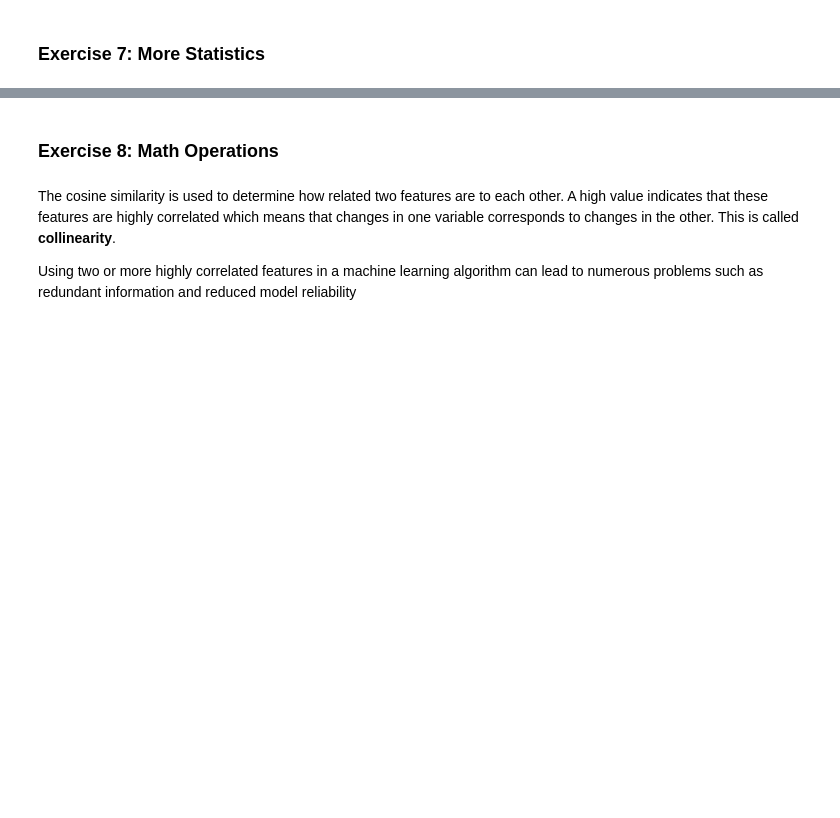
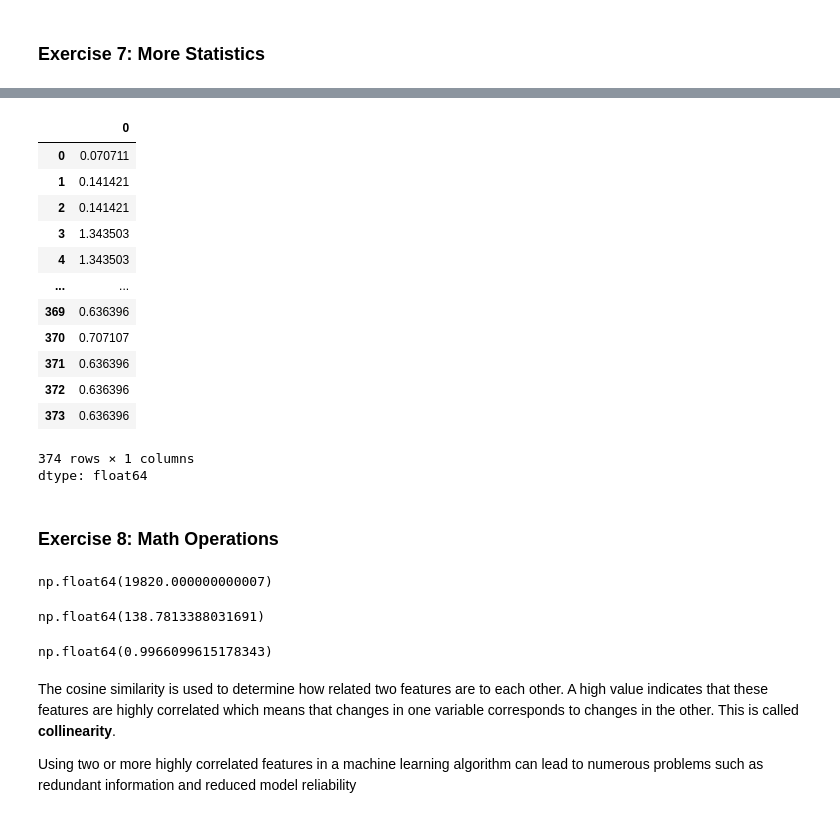
Before and after one commit to AnikaRanjan/MDST, a Jupyter notebook: week1.ipynb, the cells around one changed output, grey strips where cells are left out. Drawn from its saved outputs; the diff is of its cells as text; code cells hidden in the pictures; blank space fills up the shorter version.

```diff
--- a/week1.ipynb
+++ b/week1.ipynb
@@ -219,13 +300,39 @@ Determine which group shows up the least and which shows up the most:
 # %%
 # TODO: Compute the std deviation of each row
+df[random_list].std(axis=1)
+# %% [output]
+|  | 0 |
+| 0 | 0.070711 |
+| 1 | 0.141421 |
+| 2 | 0.141421 |
+| 3 | 1.343503 |
+| 4 | 1.343503 |
+| ... | ... |
+| 369 | 0.636396 |
+| 370 | 0.707107 |
+| 371 | 0.636396 |
+| 372 | 0.636396 |
+| 373 | 0.636396 |
+374 rows × 1 columns
+dtype: float64
 # %% [markdown]
 ### Exercise 8: Math Operations
 # %%
 # TODO: Calculate the dot product of the two original columns (you can think of these columns as vectors)
+np.dot(df[random_list[0]], df[random_list[1]])
+# %% [output]
+np.float64(19820.000000000007)
 # %%
 # TODO: Calculate the magnitude of both columns
+np.linalg.norm(df[random_list[0]])
+np.linalg.norm(df[random_list[1]])
+# %% [output]
+np.float64(138.7813388031691)
 # %%
 # TODO: Find the cosine similarity (dot product / product of magnitudes)
+np.dot(df[random_list[0]], df[random_list[1]]) / (np.linalg.norm(df[random_list[0]]) * np.linalg.norm(df[random_list[1]]))
+# %% [output]
+np.float64(0.9966099615178343)
 # %% [markdown]
 The cosine similarity is used to determine how related two features are to each other. A high value indicates that these features are highly correlated which means that changes in one variable corresponds to changes in the other. This is called **collinearity**.
 
```
Also changed, not shown: parts of 11 cells of this notebook.
